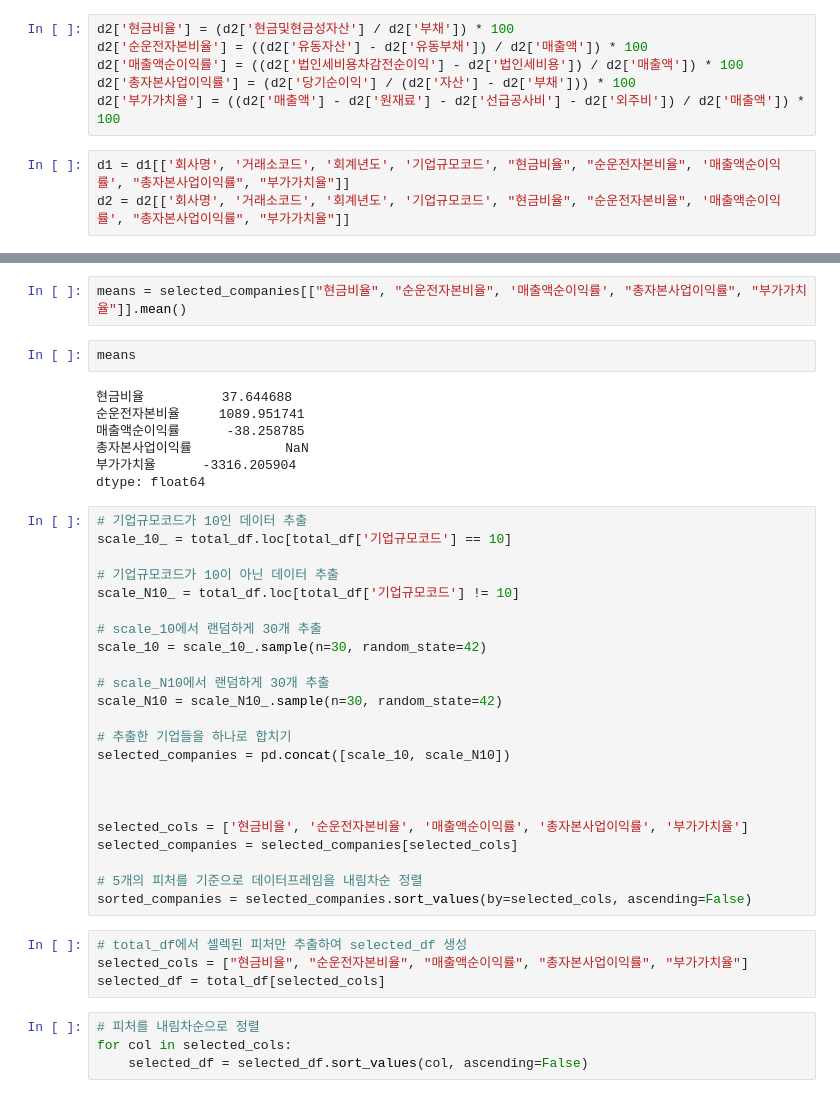
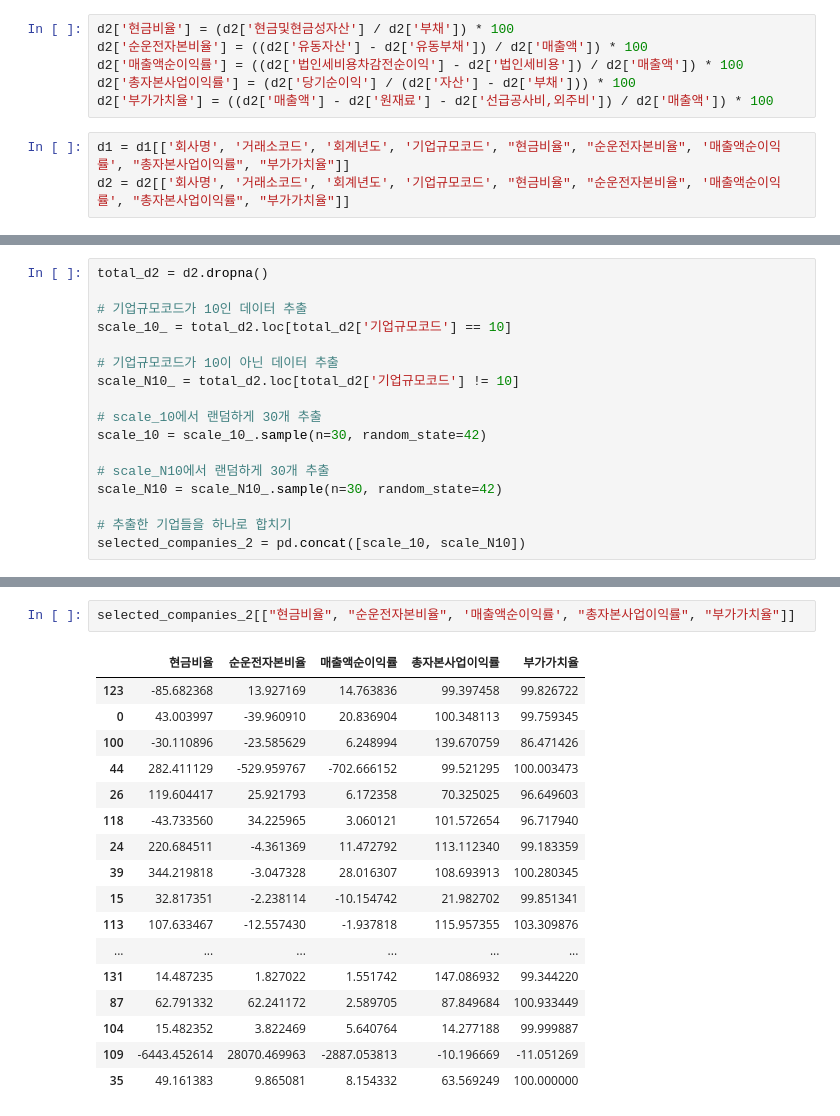
Before and after one commit to seohyungro/Python, a Jupyter notebook: 공모전/코드공유파일.ipynb, the cells around one changed output, grey strips where cells are left out. Cells and saved outputs as stored; diff of their text form.

```diff
--- a/공모전/코드공유파일.ipynb
+++ b/공모전/코드공유파일.ipynb
@@ -721,7 +635,7 @@ d2['현금비율'] = (d2['현금및현금성자산'] / d2['부채']) * 100
 d2['순운전자본비율'] = ((d2['유동자산'] - d2['유동부채']) / d2['매출액']) * 100
 d2['매출액순이익률'] = ((d2['법인세비용차감전순이익'] - d2['법인세비용']) / d2['매출액']) * 100
 d2['총자본사업이익률'] = (d2['당기순이익'] / (d2['자산'] - d2['부채'])) * 100
-d2['부가가치율'] = ((d2['매출액'] - d2['원재료'] - d2['선급공사비'] - d2['외주비']) / d2['매출액']) * 100
+d2['부가가치율'] = ((d2['매출액'] - d2['원재료'] - d2['선급공사비,외주비']) / d2['매출액']) * 100
 # %%
 d1 = d1[['회사명', '거래소코드', '회계년도', '기업규모코드', "현금비율", "순운전자본비율", '매출액순이익률', "총자본사업이익률", "부가가치율"]]
 d2 = d2[['회사명', '거래소코드', '회계년도', '기업규모코드', "현금비율", "순운전자본비율", '매출액순이익률', "총자본사업이익률", "부가가치율"]]
@@ -744,0 +659,17 @@ selected_companies = pd.concat([scale_10, scale_N10])
+# %%
+total_d2 = d2.dropna()
+
+# 기업규모코드가 10인 데이터 추출
+scale_10_ = total_d2.loc[total_d2['기업규모코드'] == 10]
+
+# 기업규모코드가 10이 아닌 데이터 추출
+scale_N10_ = total_d2.loc[total_d2['기업규모코드'] != 10]
+
+# scale_10에서 랜덤하게 30개 추출
+scale_10 = scale_10_.sample(n=30, random_state=42)
+
+# scale_N10에서 랜덤하게 30개 추출
+scale_N10 = scale_N10_.sample(n=30, random_state=42)
+
+# 추출한 기업들을 하나로 합치기
+selected_companies_2 = pd.concat([scale_10, scale_N10])
@@ -765,42 +699,20 @@ selected_companies[["현금비율", "순운전자본비율", '매출액순이익
 # %%
-means = selected_companies[["현금비율", "순운전자본비율", '매출액순이익률', "총자본사업이익률", "부가가치율"]].mean()
+selected_companies_2[["현금비율", "순운전자본비율", '매출액순이익률', "총자본사업이익률", "부가가치율"]]
+# %% [output]
+|  | 현금비율 | 순운전자본비율 | 매출액순이익률 | 총자본사업이익률 | 부가가치율 |
+| 123 | -85.682368 | 13.927169 | 14.763836 | 99.397458 | 99.826722 |
+| 0 | 43.003997 | -39.960910 | 20.836904 | 100.348113 | 99.759345 |
+| 100 | -30.110896 | -23.585629 | 6.248994 | 139.670759 | 86.471426 |
+| 44 | 282.411129 | -529.959767 | -702.666152 | 99.521295 | 100.003473 |
+| 26 | 119.604417 | 25.921793 | 6.172358 | 70.325025 | 96.649603 |
+| 118 | -43.733560 | 34.225965 | 3.060121 | 101.572654 | 96.717940 |
+| 24 | 220.684511 | -4.361369 | 11.472792 | 113.112340 | 99.183359 |
+| 39 | 344.219818 | -3.047328 | 28.016307 | 108.693913 | 100.280345 |
+| 15 | 32.817351 | -2.238114 | -10.154742 | 21.982702 | 99.851341 |
+| 113 | 107.633467 | -12.557430 | -1.937818 | 115.957355 | 103.309876 |
+| ... | ... | ... | ... | ... | ... |
+| 131 | 14.487235 | 1.827022 | 1.551742 | 147.086932 | 99.344220 |
+| 87 | 62.791332 | 62.241172 | 2.589705 | 87.849684 | 100.933449 |
+| 104 | 15.482352 | 3.822469 | 5.640764 | 14.277188 | 99.999887 |
+| 109 | -6443.452614 | 28070.469963 | -2887.053813 | -10.196669 | -11.051269 |
+| 35 | 49.161383 | 9.865081 | 8.154332 | 63.569249 | 100.000000 |
-# %%
-means
-# %% [output]
-현금비율          37.644688
-순운전자본비율     1089.951741
-매출액순이익률      -38.258785
-총자본사업이익률            NaN
-부가가치율      -3316.205904
-dtype: float64
-# %%
-# 기업규모코드가 10인 데이터 추출
-scale_10_ = total_df.loc[total_df['기업규모코드'] == 10]
-
-# 기업규모코드가 10이 아닌 데이터 추출
-scale_N10_ = total_df.loc[total_df['기업규모코드'] != 10]
-
-# scale_10에서 랜덤하게 30개 추출
-scale_10 = scale_10_.sample(n=30, random_state=42)
-
-# scale_N10에서 랜덤하게 30개 추출
-scale_N10 = scale_N10_.sample(n=30, random_state=42)
-
-# 추출한 기업들을 하나로 합치기
-selected_companies = pd.concat([scale_10, scale_N10])
-
-
-
-selected_cols = ['현금비율', '순운전자본비율', '매출액순이익률', '총자본사업이익률', '부가가치율']
-selected_companies = selected_companies[selected_cols]
-
-# 5개의 피처를 기준으로 데이터프레임을 내림차순 정렬
-sorted_companies = selected_companies.sort_values(by=selected_cols, ascending=False)
-# %%
-# total_df에서 셀렉된 피처만 추출하여 selected_df 생성
-selected_cols = ["현금비율", "순운전자본비율", "매출액순이익률", "총자본사업이익률", "부가가치율"]
-selected_df = total_df[selected_cols]
-# %%
-# 피처를 내림차순으로 정렬
-for col in selected_cols:
-    selected_df = selected_df.sort_values(col, ascending=False)
```
Also changed, not shown: parts of 39 cells of this notebook, 6 other files.
